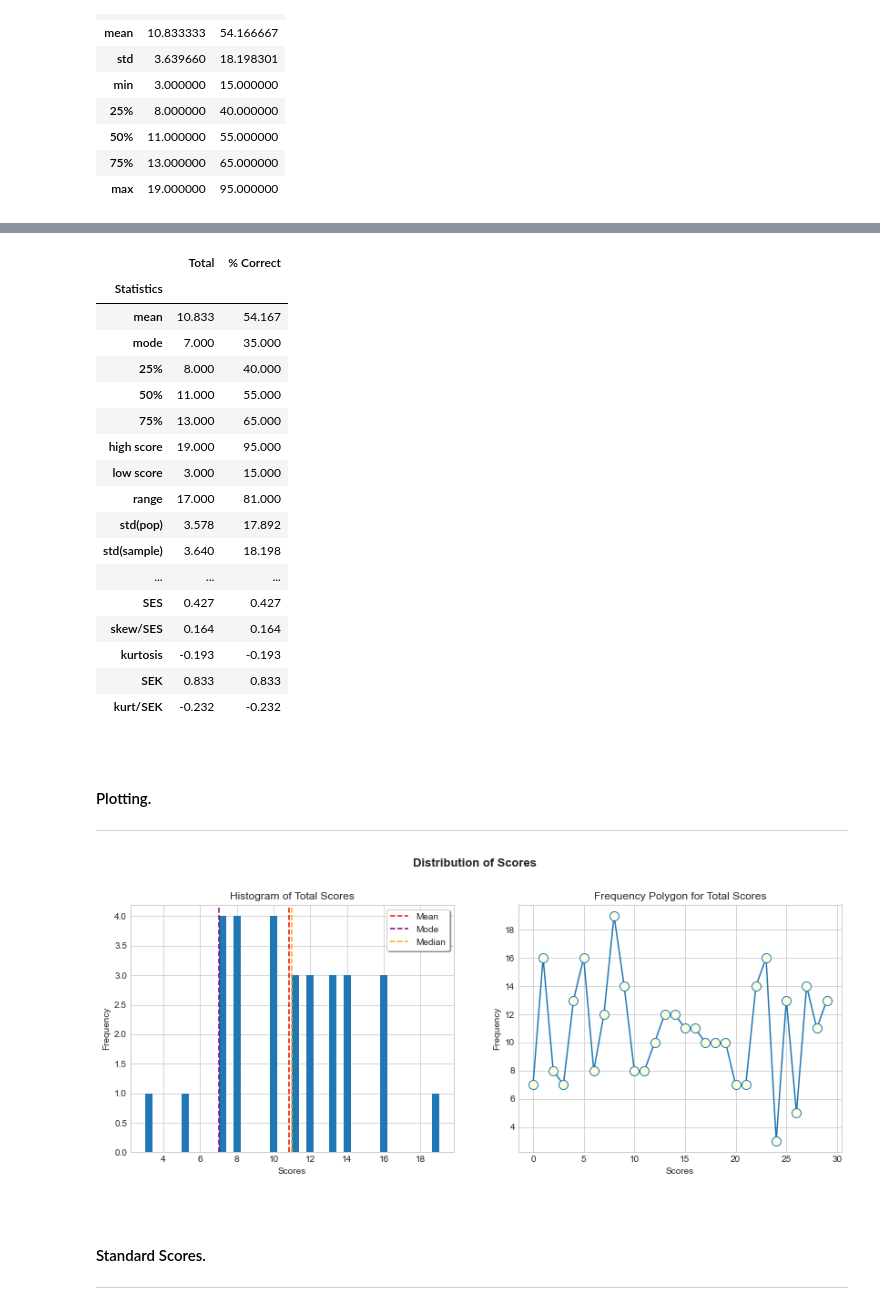
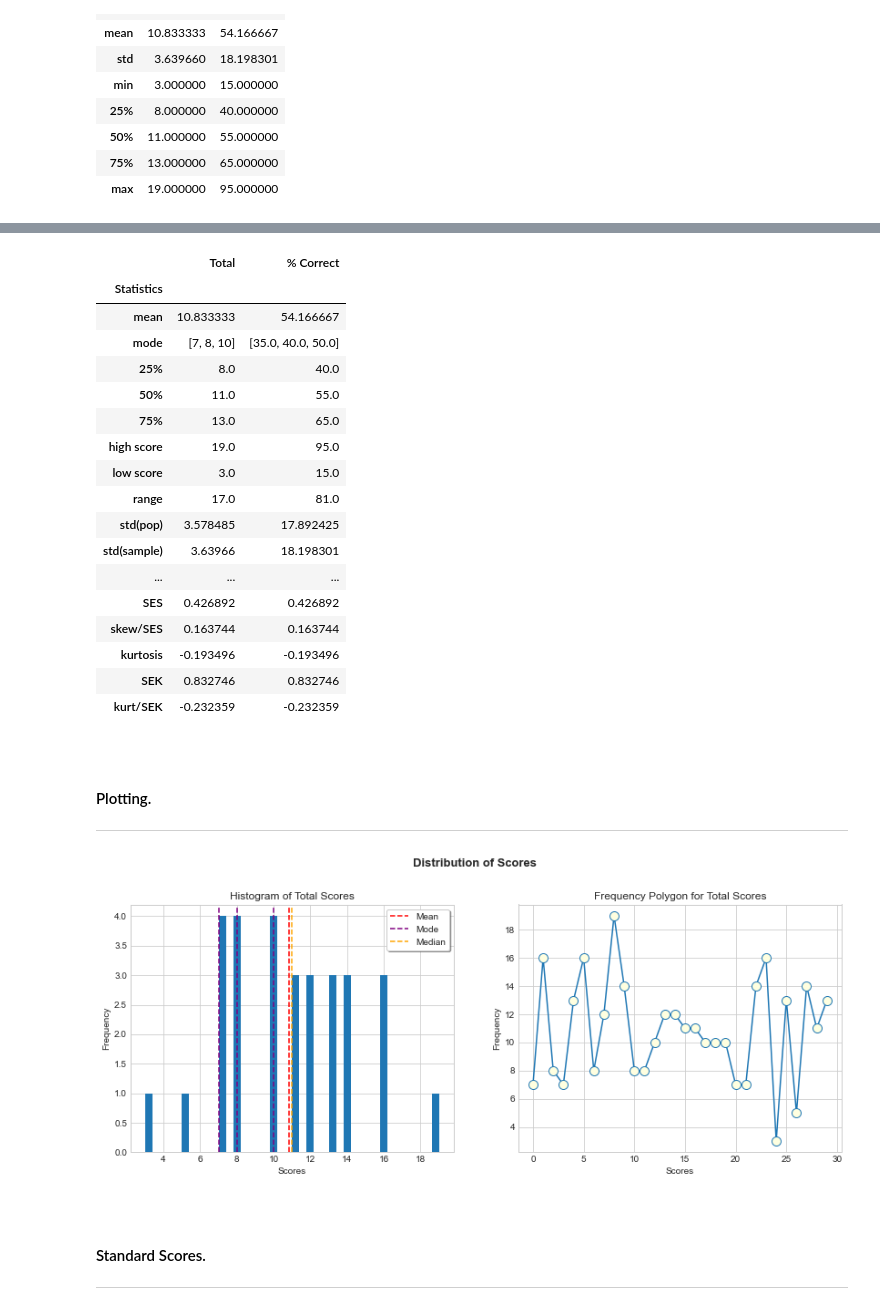
Before and after one commit to olgarozhdestvina/Data-Science-and-Machine-Learning, a Jupyter notebook: Data analytics/Language tests/One test dichotomous analysis CRT.ipynb, the cells around one changed output, grey strips where cells are left out. Drawn from its saved outputs; the diff is of its cells as text; code cells hidden in the pictures.

Commit message:
-Adjusted 3 notebooks for mode stats to get all values. plotted them. Also outputted sorted by total values into the excel.

```diff
--- a/Data analytics/Language tests/One test dichotomous analysis CRT.ipynb
+++ b/Data analytics/Language tests/One test dichotomous analysis CRT.ipynb
@@ -132,18 +128,17 @@ stats.loc['low score'] = stats.loc['min']
 stats.loc['n'] = stats.loc['count']
 
 # adding other stats
-stats.loc['mode'] = [ss.mode(test['Total'])[0][0], ss.mode(test['% Correct'])[0][0]]
+stats.loc['mode'] = [test['Total'].mode().tolist(), test['% Correct'].mode().tolist()]
 stats.loc['var(sample)'] = [test['Total'].var(), test['% Correct'].var()/100]
 stats.loc['var(pop)'] = [test['Total'].var(ddof=0), test['% Correct'].var(ddof=0)/100]
 stats.loc['range'] = stats.loc['high score'] - stats.loc['low score'] + 1
 stats.loc['Q'] = (stats.loc['75%'] - stats.loc['25%']) / 2
 stats.loc['skewness'] =  [test['Total'].skew(), test['% Correct'].skew()]
-stats.loc['SES'] = np.sqrt((6*stats.loc['n'] * (stats.loc['n']-1)) /
-                           ((stats.loc['n']-2) * (stats.loc['n']+1) * (stats.loc['n']+3)))
+n = stats.loc['n'][0]
+stats.loc['SES'] = np.sqrt((6*n * (n-1)) / ((n-2) * (n+1) * (n+3)))
 stats.loc['skew/SES'] = stats.loc['skewness'] / stats.loc['SES']
 stats.loc['kurtosis'] =  test['Total'].kurt()
-stats.loc['SEK'] = np.sqrt((4*(stats.loc['n']**2-1)*stats.loc['SES']**2)
-                           /((stats.loc['n']-3)*(stats.loc['n']+5)))
+stats.loc['SEK'] = np.sqrt((4*(n**2-1)*stats.loc['SES'][0]**2) / ((n-3)*(n+5)))
 stats.loc['kurt/SEK'] = stats.loc['kurtosis'] / stats.loc['SEK']
 
 # removing not needed lines
@@ -178,22 +173,22 @@ stats
 # %% [output]
 |  | Total | % Correct |
 | Statistics |  |  |
-| mean | 10.833 | 54.167 |
-| mode | 7.000 | 35.000 |
-| 25% | 8.000 | 40.000 |
-| 50% | 11.000 | 55.000 |
-| 75% | 13.000 | 65.000 |
-| high score | 19.000 | 95.000 |
-| low score | 3.000 | 15.000 |
-| range | 17.000 | 81.000 |
-| std(pop) | 3.578 | 17.892 |
-| std(sample) | 3.640 | 18.198 |
+| mean | 10.833333 | 54.166667 |
+| mode | [7, 8, 10] | [35.0, 40.0, 50.0] |
+| 25% | 8.0 | 40.0 |
+| 50% | 11.0 | 55.0 |
+| 75% | 13.0 | 65.0 |
+| high score | 19.0 | 95.0 |
+| low score | 3.0 | 15.0 |
+| range | 17.0 | 81.0 |
+| std(pop) | 3.578485 | 17.892425 |
+| std(sample) | 3.63966 | 18.198301 |
 | ... | ... | ... |
-| SES | 0.427 | 0.427 |
-| skew/SES | 0.164 | 0.164 |
-| kurtosis | -0.193 | -0.193 |
-| SEK | 0.833 | 0.833 |
-| kurt/SEK | -0.232 | -0.232 |
+| SES | 0.426892 | 0.426892 |
+| skew/SES | 0.163744 | 0.163744 |
+| kurtosis | -0.193496 | -0.193496 |
+| SEK | 0.832746 | 0.832746 |
+| kurt/SEK | -0.232359 | -0.232359 |
 # %% [markdown]
 <br>
 
@@ -202,30 +197,32 @@ ___
 # %%
 # histograms and frequency polygon
 fig, [ax0, ax1] = plt.subplots(1,2)
 fig.suptitle('Distribution of Scores', y=1.02, weight='bold', fontsize=13)
 
 # total scores
 ax0.hist(test['Total'], bins=40)
 ax0.set(title='Histogram of Total Scores',
       xlabel='Scores',
       ylabel='Frequency')
 ax0.axvline(stats.loc['mean'][0], linestyle='--', c='red', label='Mean')
-ax0.axvline(stats.loc['mode'][0], linestyle='--', c='purple', label='Mode')
+ax0.axvline(stats.loc['mode'][0][0], linestyle='--', c='purple', label='Mode')
+ax0.axvline(stats.loc['mode'][0][1], linestyle='--', c='purple')
+ax0.axvline(stats.loc['mode'][0][2], linestyle='--', c='purple')
 ax0.axvline(stats.loc['50%'][0], linestyle='--', c='orange', label='Median')
 
 # total scores
 ax1.plot(test['Total'],marker='.', linestyle='solid', markersize=20, markerfacecolor='lightyellow')
 ax1.set(title='Frequency Polygon for Total Scores',
       xlabel='Scores',
       ylabel='Frequency')
 
 # display legend
 ax0.legend(frameon=True, fancybox=True, shadow=True)
 
 # save the plot
 plt.savefig('Data/distribution_of_dichotomous_scores_CRT.png', bbox_inches='tight');
 # %% [output]
-[figure, old version]
+[figure, new version]
 # %% [markdown]
 <br>
 
```
Also changed, not shown: parts of 5 cells of this notebook, 7 other files.
